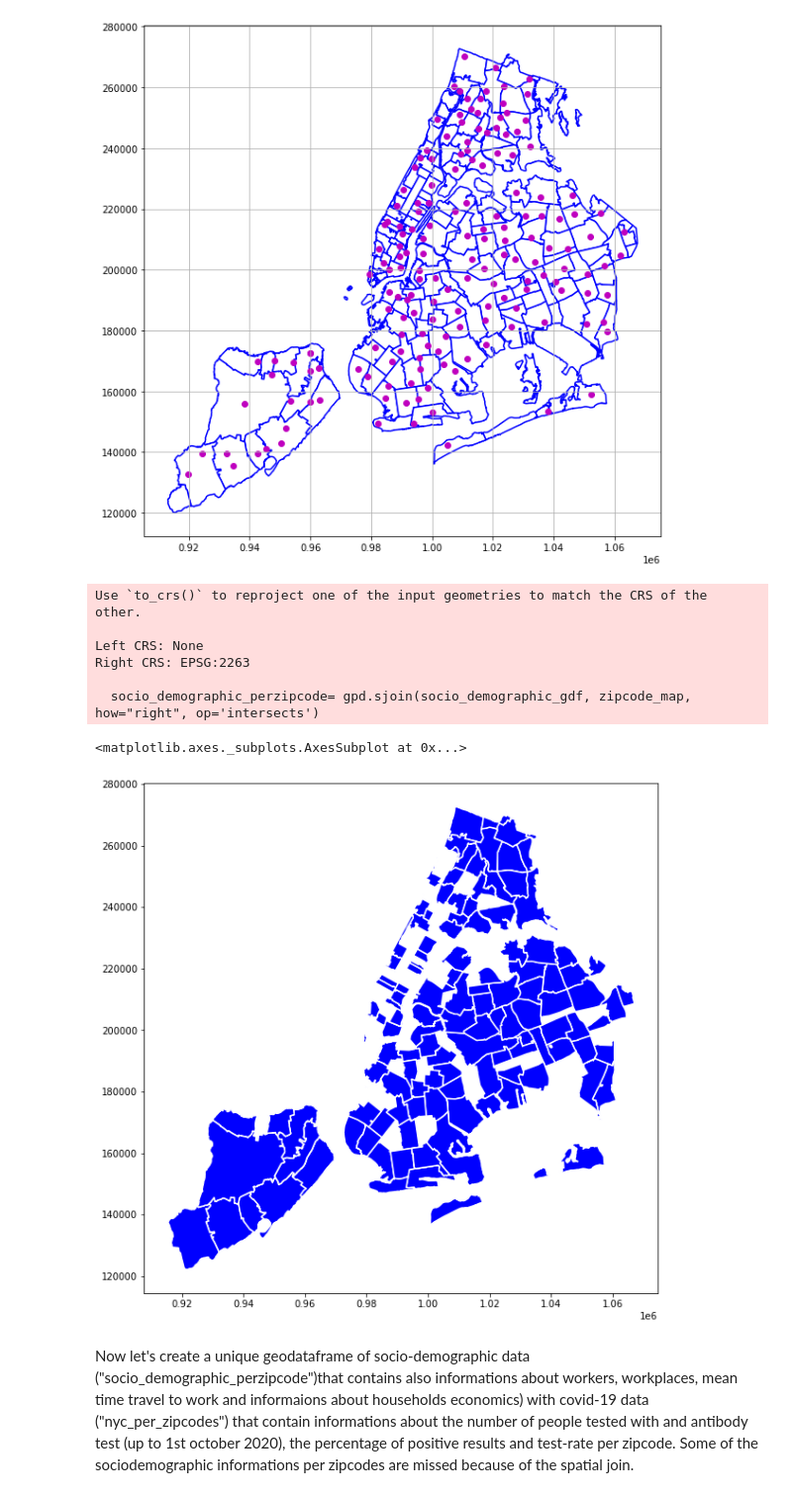
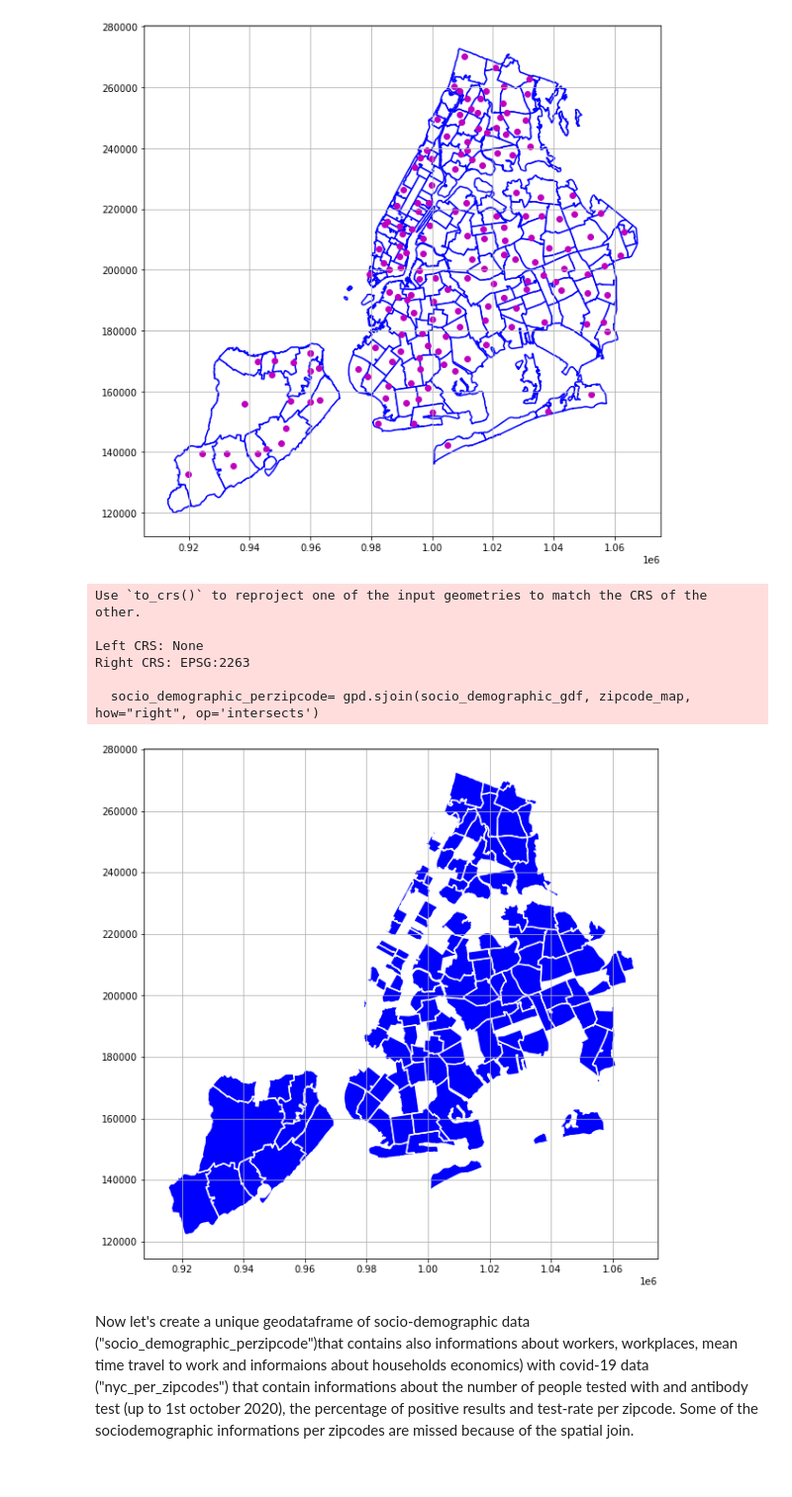
Before and after one commit to ClaudiaDeceglie/Thesis_NYC_covid19, a Jupyter notebook: Data from NYC Health on Covid-19 spread and socio-demographic analysis.ipynb, the cells around one changed output. Shown at 99% size. Drawn from its saved outputs; the diff is of its cells as text; code cells hidden in the pictures.

```diff
--- a/Data from NYC Health on Covid-19 spread and socio-demographic analysis.ipynb
+++ b/Data from NYC Health on Covid-19 spread and socio-demographic analysis.ipynb
@@ -376,25 +503,25 @@ plt.show()
 # %%
 #so now I will have for each NTA a zipcode associated in order to merge the socio_demographic data with the covid-19 health data
 
 socio_demographic_perzipcode= gpd.sjoin(socio_demographic_gdf, zipcode_map, how="right", op='intersects')
 
 #socio_demographic_perzipcode['geometry']attenzione ho mantenuto i poligoni, non i punti geografici
 
 socio_demographic_perzipcode=socio_demographic_perzipcode[socio_demographic_perzipcode['Total households'].notna()]
 
 #here we plot the zipcodes area for which we effectivly have the data
 
 fig,ax = plt.subplots(figsize=(10,10))
 socio_demographic_perzipcode.plot(ax=ax, color='blue', edgecolor='white', linewidth=1.5)
+plt.grid()
 # %% [output]
 Use `to_crs()` to reproject one of the input geometries to match the CRS of the other.
 
 Left CRS: None
 Right CRS: EPSG:2263
 
   socio_demographic_perzipcode= gpd.sjoin(socio_demographic_gdf, zipcode_map, how="right", op='intersects')
-<matplotlib.axes._subplots.AxesSubplot at 0x...>
-[figure, old version]
+[figure, new version]
 # %% [markdown]
 Now let's create a unique geodataframe of socio-demographic data ("socio_demographic_perzipcode")that contains also informations about workers, workplaces, mean time travel to work and informaions about households economics) with covid-19 data ("nyc_per_zipcodes") that contain informations about the number of people tested with and antibody test (up to 1st october 2020), the percentage of positive results and test-rate per zipcode.
 Some of the sociodemographic informations per zipcodes are missed because of the spatial join.
```
Also changed, not shown: parts of 16 cells of this notebook.
